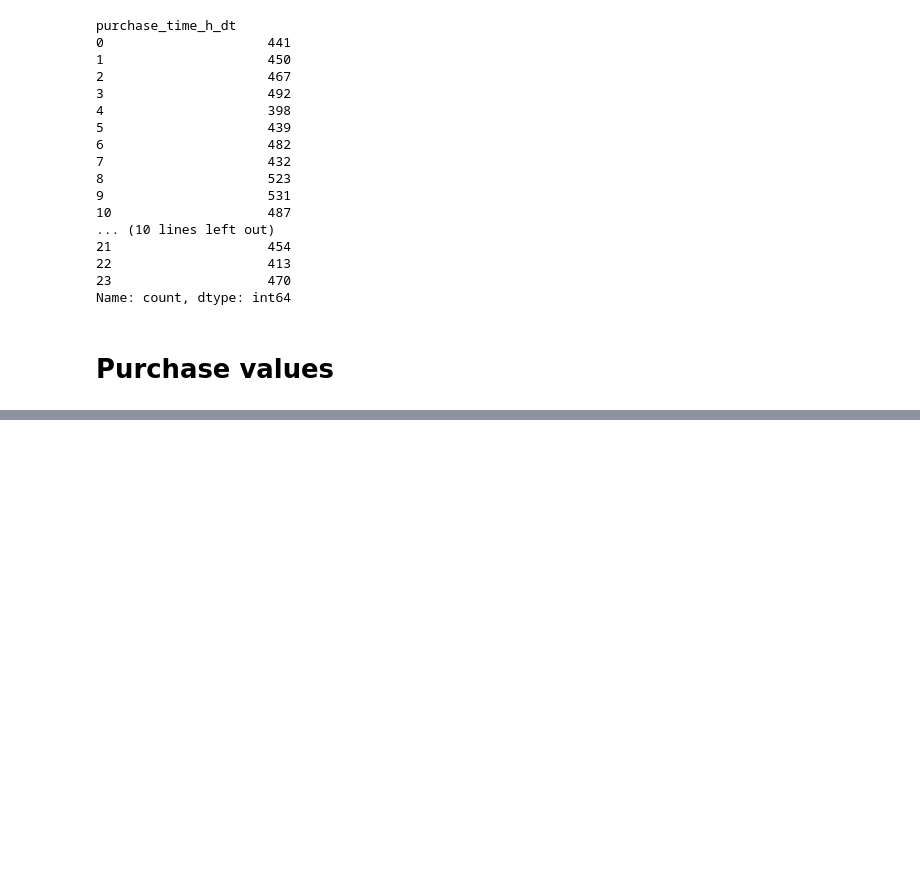
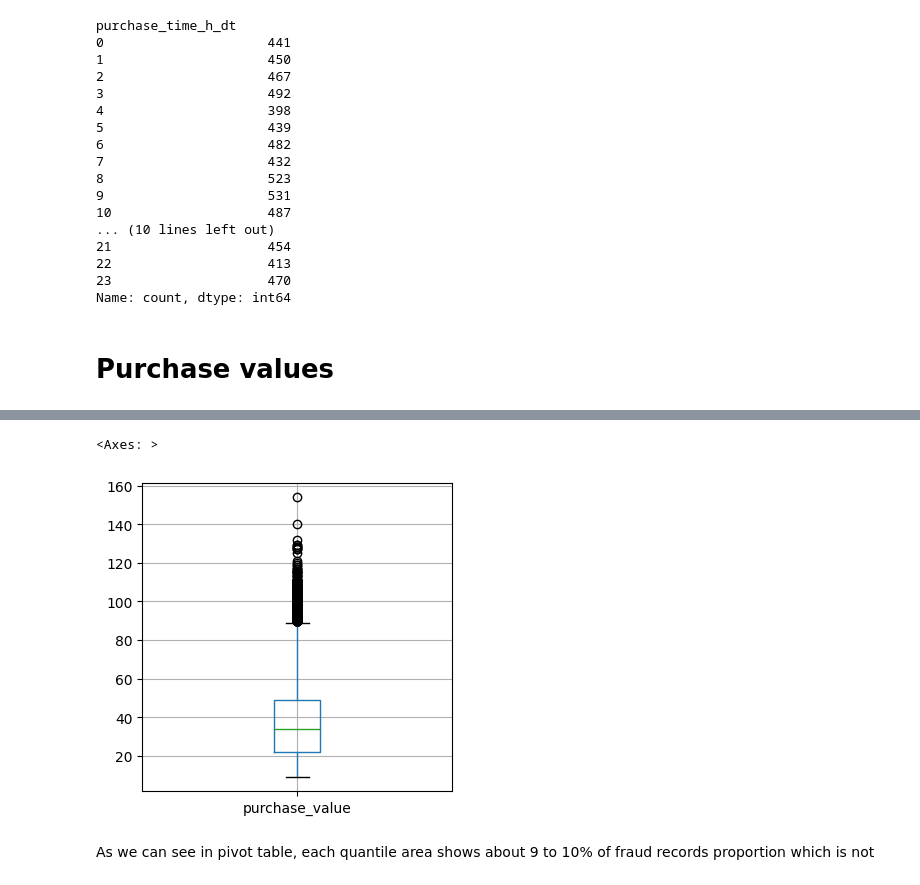
Before and after one commit to respwill/fraud_transaction, a Jupyter notebook: EDA/EDA.ipynb, the cells around one changed output, grey strips where cells are left out. Saved outputs shown, nothing was run; the diff lists cells and outputs as text; code cells hidden in the pictures; blank space fills up the shorter version.

```diff
--- a/EDA/EDA.ipynb
+++ b/EDA/EDA.ipynb
@@ -217,2 +230,0 @@ training_data[['purchase_value']].value_counts().hist(figsize=(5,2))
-# %%
-training_data['purchase_value'] = training_data['purchase_value'].astype(int)
@@ -241,0 +245,5 @@ Name: count, Length: 120000, dtype: int64
+# %%
+training_data[['purchase_value']].boxplot(figsize=(4,4))
+# %% [output]
+<Axes: >
+[figure, added]
@@ -241,0 +262,2 @@ Name: count, Length: 120000, dtype: int64
+# %% [markdown]
+As we can see in pivot table, each quantile area shows about 9 to 10% of fraud records proportion which is not
```
Also changed, not shown: parts of 67 cells of this notebook, 14 other files.
